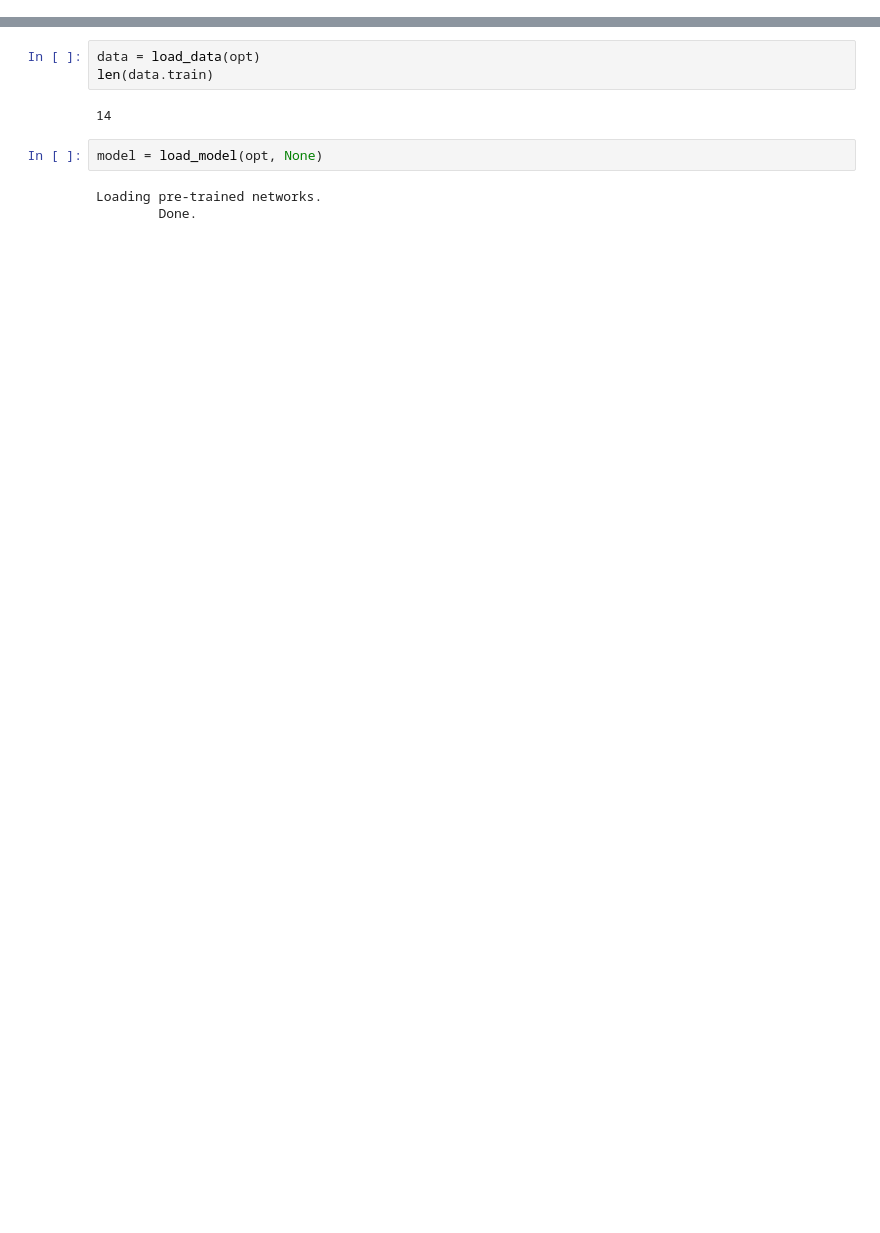
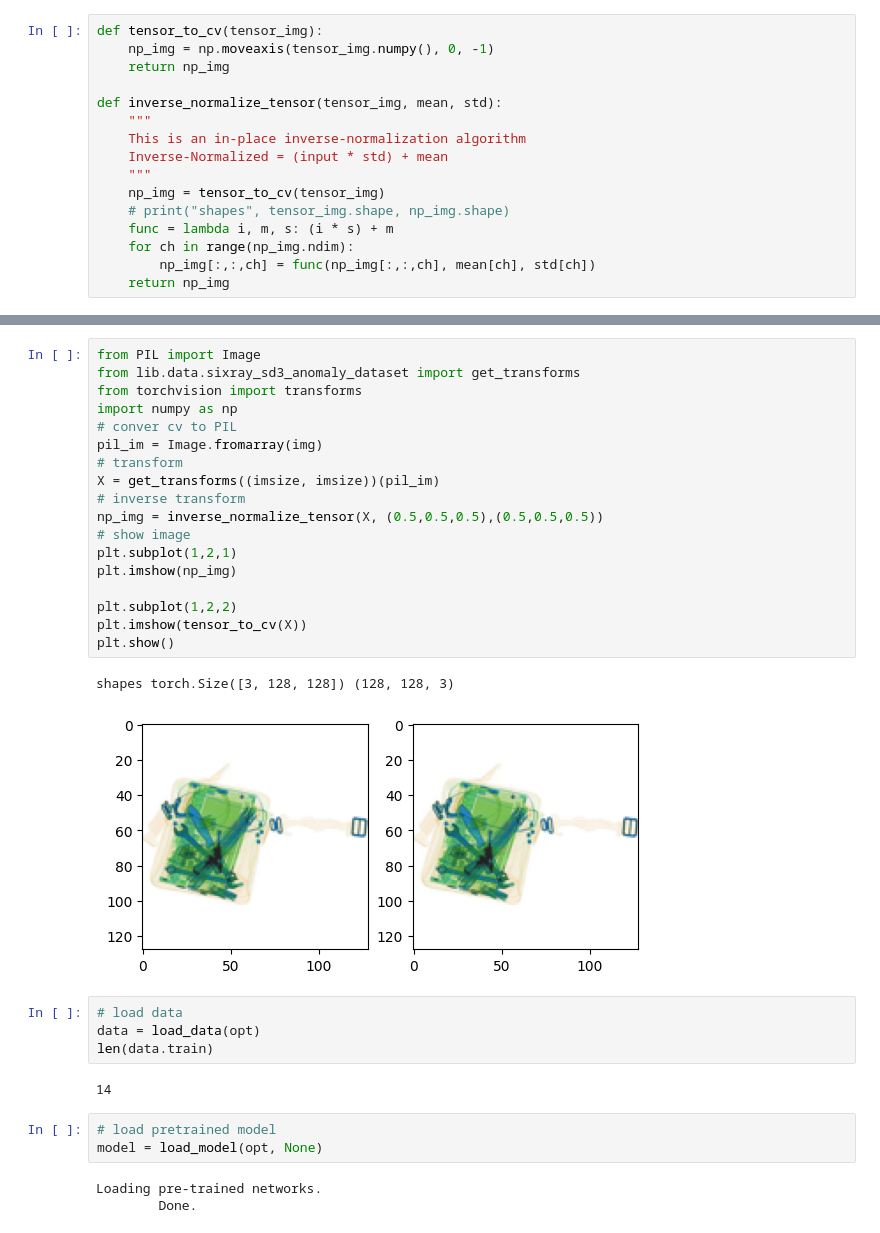
Before and after one commit to Redcof/skip-ganomaly, a Jupyter notebook: Inference.ipynb, the cells around one changed output, grey strips where cells are left out. Cells and saved outputs as stored; diff of their text form; blank space fills up the shorter version.

```diff
--- a/Inference.ipynb
+++ b/Inference.ipynb
@@ -68,0 +88,16 @@ opt = Option()
+# %%
+def tensor_to_cv(tensor_img):
+    np_img = np.moveaxis(tensor_img.numpy(), 0, -1)
+    return np_img
+
+def inverse_normalize_tensor(tensor_img, mean, std):
+    """
+    This is an in-place inverse-normalization algorithm
+    Inverse-Normalized = (input * std) + mean
+    """
+    np_img = tensor_to_cv(tensor_img)
+    # print("shapes", tensor_img.shape, np_img.shape)
+    func = lambda i, m, s: (i * s) + m
+    for ch in range(np_img.ndim):
+        np_img[:,:,ch] = func(np_img[:,:,ch], mean[ch], std[ch])
+    return np_img
@@ -69,9 +112,32 @@ opt = Option()
+# %%
+from PIL import Image
+from lib.data.sixray_sd3_anomaly_dataset import get_transforms
+from torchvision import transforms
+import numpy as np
+# conver cv to PIL
+pil_im = Image.fromarray(img)
+# transform
+X = get_transforms((imsize, imsize))(pil_im)
+# inverse transform
+np_img = inverse_normalize_tensor(X, (0.5,0.5,0.5),(0.5,0.5,0.5))
+# show image
+plt.subplot(1,2,1)
+plt.imshow(np_img)
+
+plt.subplot(1,2,2)
+plt.imshow(tensor_to_cv(X))
+plt.show()
+# %% [output]
+shapes torch.Size([3, 128, 128]) (128, 128, 3)
+[figure, added]
 # %%
+# load data
 data = load_data(opt)
 len(data.train)
 # %% [output]
 14
 # %%
+# load pretrained model
 model = load_model(opt, None)
 # %% [output]
 Loading pre-trained networks.
```
Also changed, not shown: parts of 5 cells of this notebook, 5 other files.
